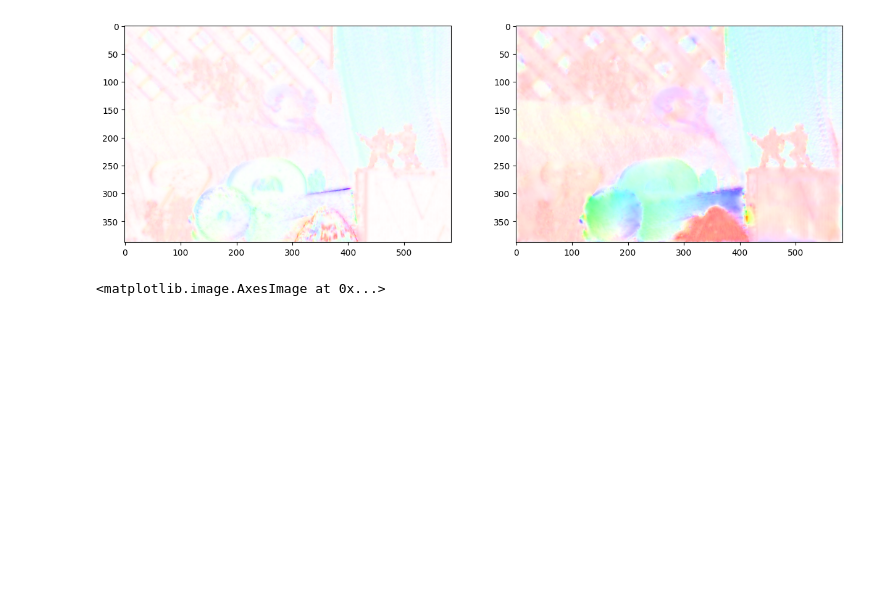
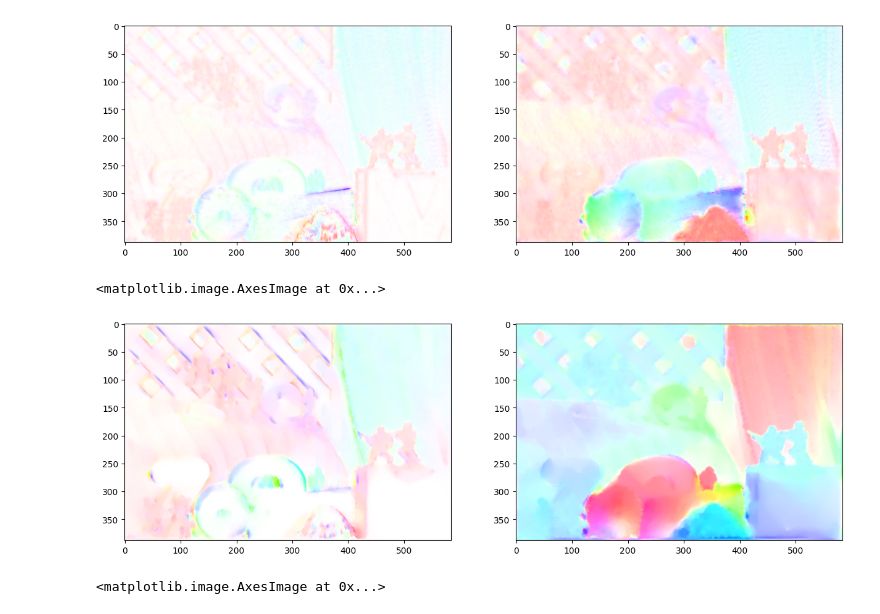
Before and after one commit to Thibahan/computerVision, a Jupyter notebook: testFunctions.ipynb, the cells around one changed output. Saved outputs shown, nothing was run; the diff lists cells and outputs as text; code cells hidden in the pictures; blank space fills up the shorter version.

```diff
--- a/testFunctions.ipynb
+++ b/testFunctions.ipynb
@@ -57,3 +60,57 @@ ax[1].imshow(flow_pyr)
+# %%
+# Parameters
+alpha = 25
+gamma_d = 3
+gamma_g = 3
+sigma = 1.1
+w_sigma = 5
+nabla = 0.65
+iterations_fx1 = 4
+iterations_fx2 = 30
+iterations_fx3 = 20
+verbose = 0
+flow0 = np.zeros([image_1.shape[0], image_1.shape[1], 2])
+
+# Calculate the optical flow with brox method
+flow = brox_optical_flow(
+    flow0,
+    image_1,
+    image_2,
+    alpha,
+    gamma_d,
+    gamma_g,
+    iterations_fx2,
+    iterations_fx3,
+)
+flow = mbcolor(flow)
+
+# Calculate the optical flow with pyyramidal brox method
+flow_pyr = brox_pyr_optical_flow(
+    flow0,
+    image_1,
+    image_2,
+    alpha,
+    gamma_d,
+    gamma_g,
+    sigma,
+    w_sigma,
+    nabla,
+    iterations_fx1,
+    iterations_fx2,
+    iterations_fx3,
+    verbose,
+)
+flow_pyr = mbcolor(flow_pyr)
+
+# Plot flow
+fig, axes = plt.subplots(1, 2, figsize=(15, 15))
+ax = axes.flatten()
+
+ax[0].imshow(flow)
+ax[1].imshow(flow_pyr)
+# %% [output]
+<matplotlib.image.AxesImage at 0x...>
+[figure, added]
 # %%
 from segmentation.zhouyu import multiscale_segment
 # %%
```
Also changed, not shown: parts of 2 cells of this notebook, 2 other files.
